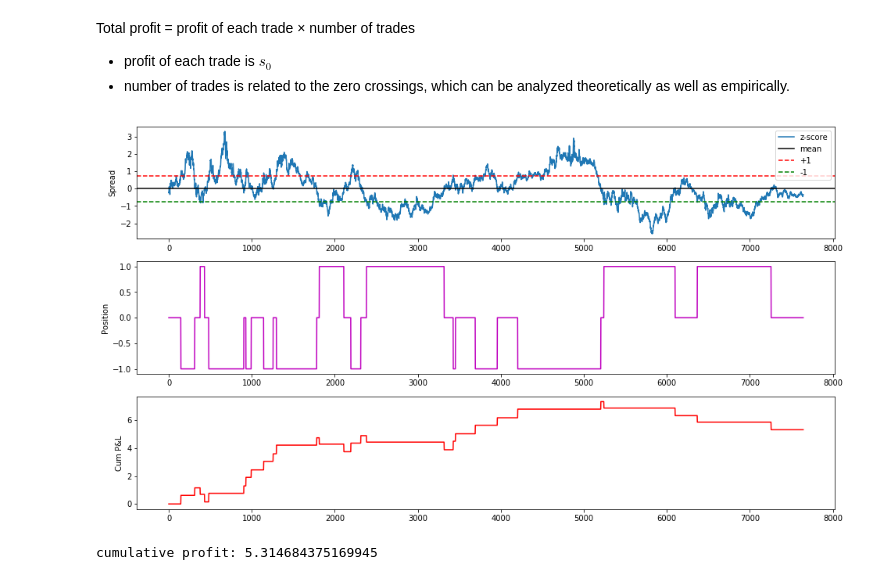
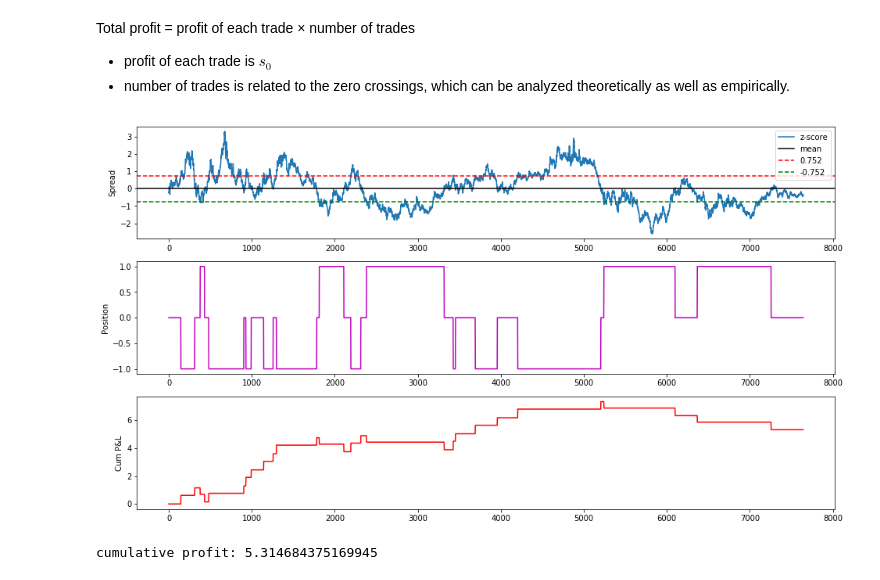
Before and after one commit to thtang/Pair-trading, a Jupyter notebook: src/pair selection.ipynb, the cells around one changed output. Saved outputs shown, nothing was run; the diff lists cells and outputs as text; code cells hidden in the pictures.

```diff
--- a/src/pair selection.ipynb
+++ b/src/pair selection.ipynb
@@ -207,36 +205,35 @@ for i in range(1, len(z_zscore)):
         cum_profit -= spread[i]
         cur_pos = -1
     if z_zscore[i]*z_zscore[i-1]<0 and cur_pos==-1: # zero-crossing
         cum_profit -= spread[i]
         cur_pos = 0
     if z_zscore[i]*z_zscore[i-1]<0 and cur_pos==1:
         cum_profit += spread[i]
         cur_pos = 0
 
-
     profit[i] = cum_profit
     position[i] = cur_pos
 
 plt.figure(figsize=(16,9))
 plt.subplot(3,1,1)
 z_zscore = zscore(z)
 plt.plot(zscore(z))
 plt.axhline(zscore(z).mean(), color="black")
 plt.axhline(s0, color="red", linestyle="--")
 plt.axhline(-s0, color="green", linestyle="--")
-plt.legend(["z-score", "mean", "+1", "-1"])
+plt.legend(["z-score", "mean", "{}".format(s0), "{}".format(-s0)])
 plt.ylabel("Spread")
 
 plt.subplot(3,1,2)
 plt.plot(position, "m")
 plt.ylabel("Position")
 
 plt.subplot(3,1,3)
 plt.plot(profit, "r")
 plt.ylabel("Cum P&L")
 plt.show()
 # %% [output]
-[figure, old version]
+[figure, new version]
 # %%
 print("cumulative profit:", cum_profit)
 # %% [output]
```
Also changed, not shown: parts of 14 cells of this notebook.
